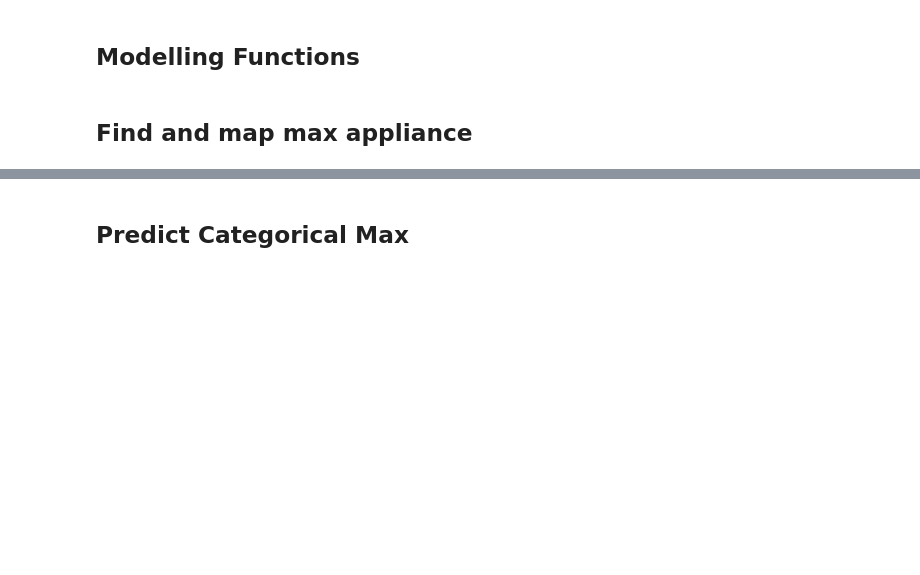
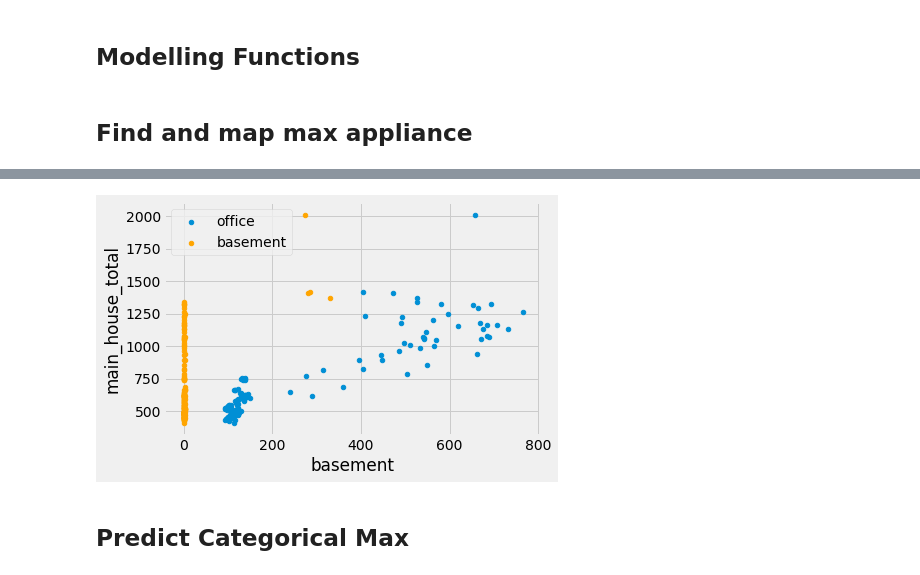
Before and after one commit to enmyj/gafp, a Jupyter notebook: elec_classification_max.ipynb, the cells around one changed output, grey strips where cells are left out. Cells and saved outputs as stored; diff of their text form; code cells hidden in the pictures; blank space fills up the shorter version.

```diff
--- a/elec_classification_max.ipynb
+++ b/elec_classification_max.ipynb
@@ -254,3 +301,12 @@ array([[     0,      0,      0,      1,      0,      0,      0,      0,
+# %%
+lbl1 = 'office'
+lbl2 = 'basement'
+xlbl = 'main_house_total'
+mask = (y_test==14)&(y_pred!=14)
+ax = bar[mask].plot(kind='scatter',x=lbl1,y=xlbl,linewidth=1,label=lbl1,legend=True);
+bar[mask].plot(kind='scatter',x=lbl2,y=xlbl,linewidth=1,label=lbl2,legend=True,color='Orange',ax=ax);
+# %% [output]
+[figure, added]
 # %% [markdown]
 ## Predict Categorical Max
 # %%
```
Also changed, not shown: parts of 26 cells of this notebook, 2 other files.
